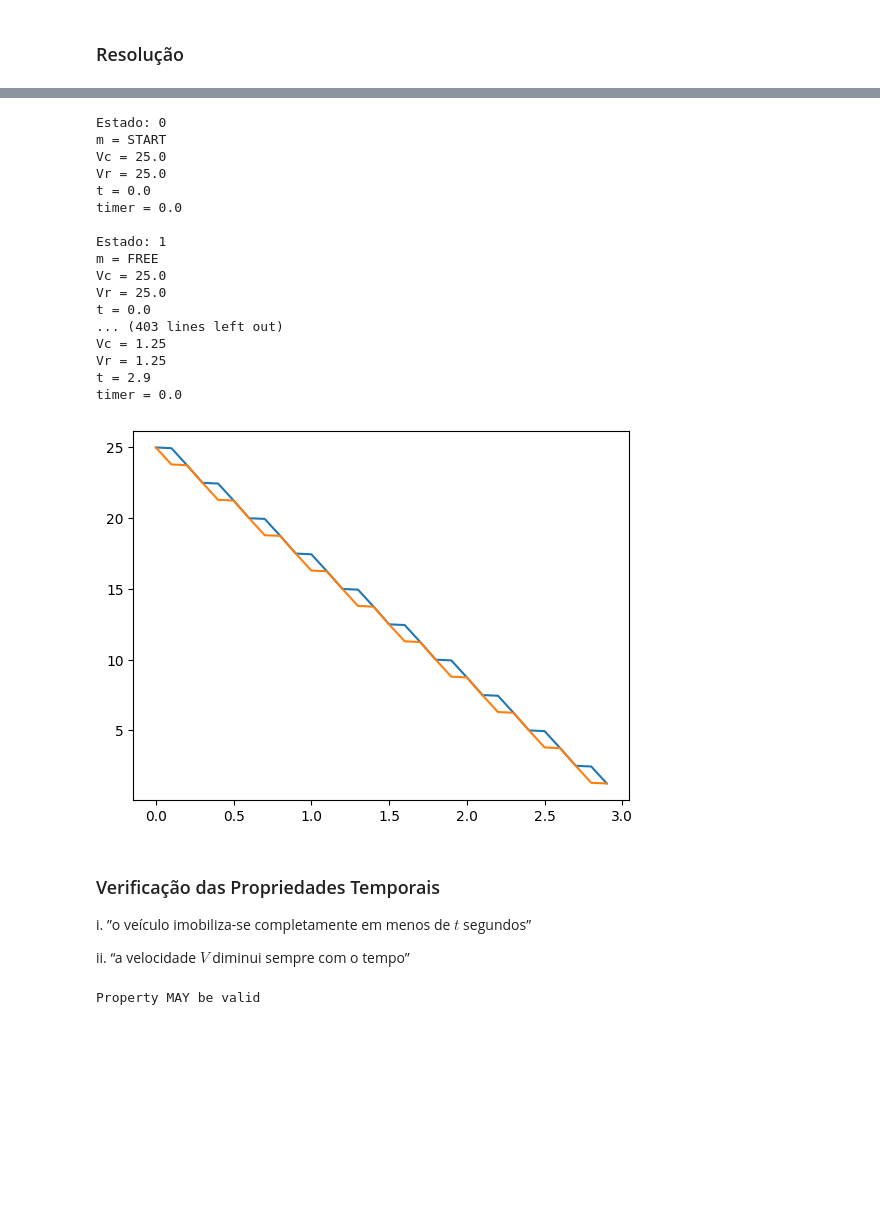
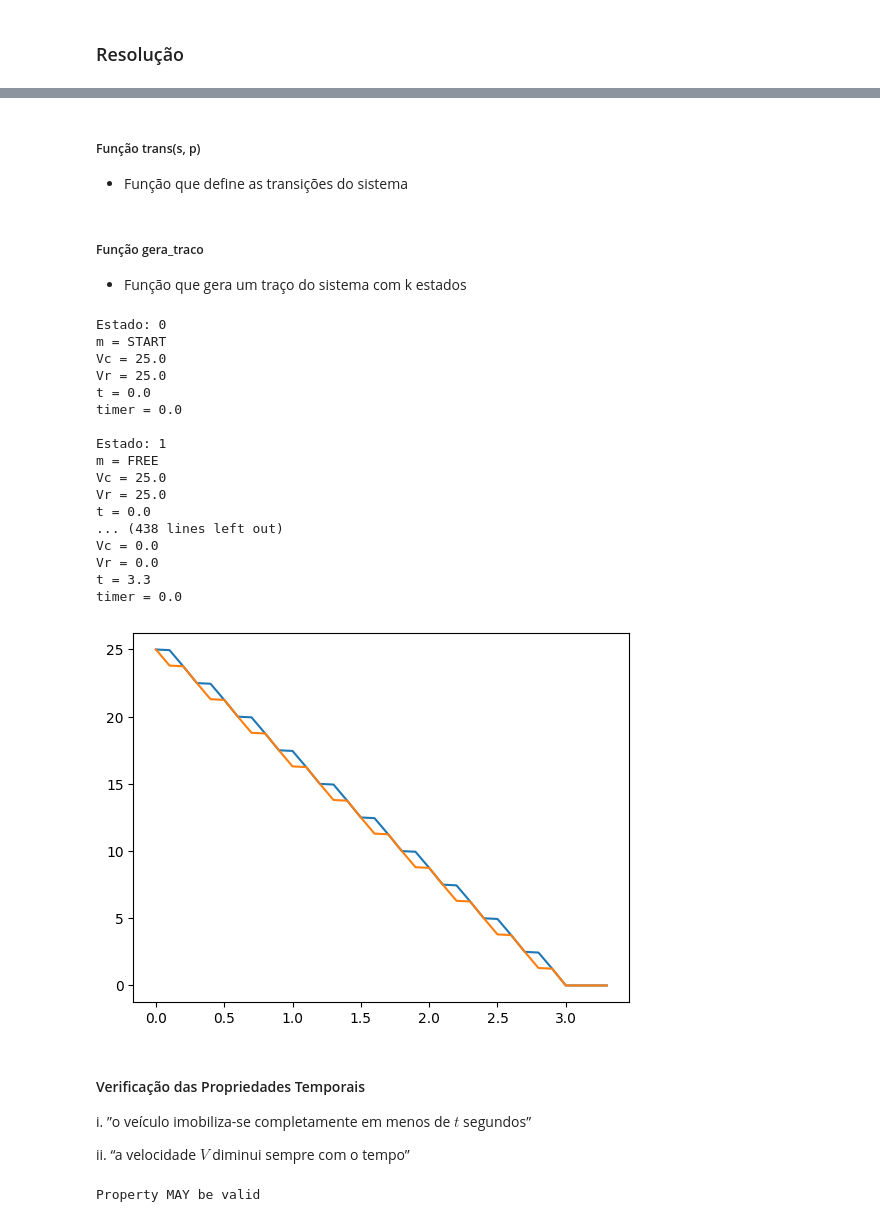
Before and after one commit to monizyzz/LC, a Jupyter notebook: TP4/TP4-ex1.ipynb, the cells around one changed output, grey strips where cells are left out. Drawn from its saved outputs; the diff is of its cells as text; code cells hidden in the pictures; blank space fills up the shorter version.

```diff
--- a/TP4/TP4-ex1.ipynb
+++ b/TP4/TP4-ex1.ipynb
@@ -104,0 +127,10 @@ c2 -> consta
+# %%
+a = 0.01
+b = 0.5
+c1 = 0.5
+c2 = 10
+P = 1200
+tau = 0.1
+intervalo = 0.1
+time = 3
+v_inicial = 25
@@ -105,13 +140,13 @@ c2 -> consta
 # %%
-a, b, c1, c2, P, tau, intervalo = 0.01, 0.5, 0.5, 10, 1200, 0.1, 0.1
-
 def init(s, v_input):
-  #t -> tempo, m-> modo, Vr -> velocidade rodas, Vc -> velocidade corpo
   return And(s['t'] == 0,
              s['m'] == START,
              s['Vr'] == v_input,
              s['Vc'] == v_input
             )
+# %% [markdown]
+##### Função trans(s, p)
+- Função que define as transições do sistema
 # %%
 def trans(s, p):
   # Untimed
@@ -249,6 +284,9 @@ def trans(s, p):
 
 
   return Or(untimed, timed)
+# %% [markdown]
+##### Função gera_traco
+- Função que gera um traço do sistema com k estados
 # %%
 def frac2float(x):
     return float(x.numerator_as_long())/float(x.denominator_as_long())
@@ -289,28 +327,28 @@ def gera_traco(declare, init, trans, k):
         print("Não tem solução.")
     plt.plot(T, VV, T, VR)
 # %%
-gera_traco(declare, init, trans, 60)
+gera_traco(declare, init, trans, 65)
 # %% [output]
 Estado: 0
 m = START
 Vc = 25.0
 Vr = 25.0
 t = 0.0
 timer = 0.0
 
 Estado: 1
 m = FREE
 Vc = 25.0
 Vr = 25.0
 t = 0.0
-... (403 lines left out)
-Vc = 1.25
-Vr = 1.25
-t = 2.9
+... (438 lines left out)
+Vc = 0.0
+Vr = 0.0
+t = 3.3
 timer = 0.0
-[figure, old version]
+[figure, new version]
 # %% [markdown]
-### Verificação das Propriedades Temporais
+#### Verificação das Propriedades Temporais
 
 i. ”o veículo imobiliza-se completamente em menos de $t$ segundos”
 
```
Also changed, not shown: parts of 10 cells of this notebook, 3 other files.
